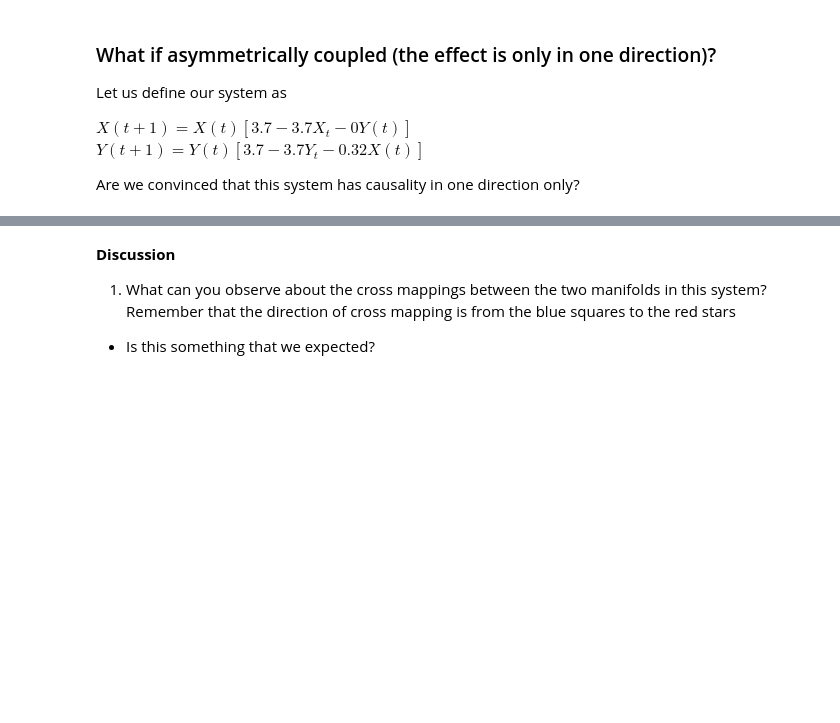
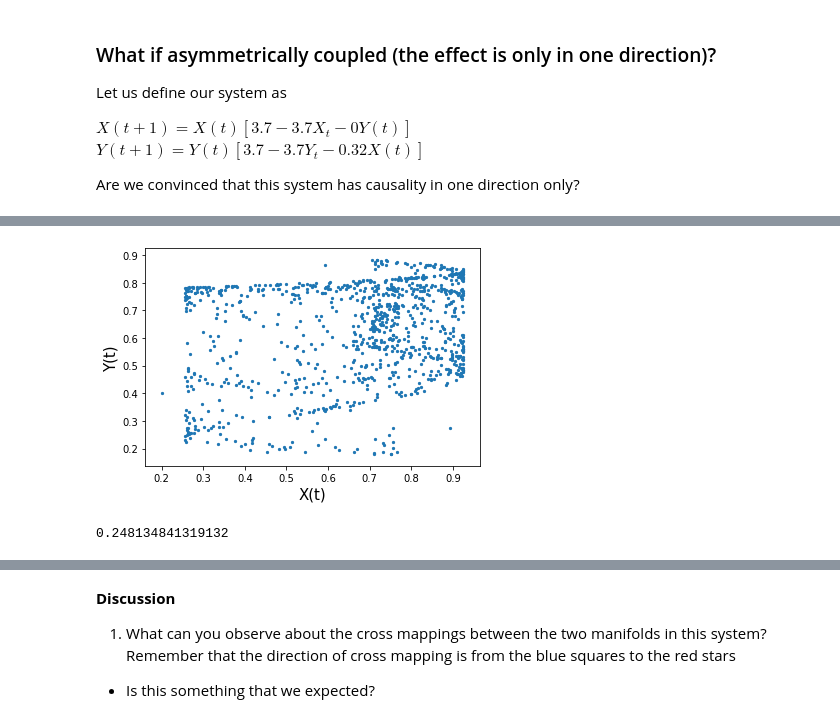
Before and after one commit to PrinceJavier/convergent_cross_mapping_import, a Jupyter notebook: ccm_sugihara.ipynb, the cells around one changed output, grey strips where cells are left out. Cells and saved outputs as stored; diff of their text form; code cells hidden in the pictures; blank space fills up the shorter version.

```diff
--- a/ccm_sugihara.ipynb
+++ b/ccm_sugihara.ipynb
@@ -551,3 +577,15 @@ for i in range(t):
+# %%
+# correlations in the first 1000 time steps
+max_t = 1000
+x, y = X[:max_t], Y[:max_t]
+plt.scatter(x, y, s=5)
+plt.xlabel('X(t)', size=15)
+plt.ylabel('Y(t)', size=15)
+plt.show()
+np.corrcoef(x, y)[0][1]
+# %% [output]
+[figure, added]
+0.248134841319132
 # %%
 # Visualize simple shadow manifolds Mx and My for different tau
 # We visualize Cross-Mapping
```
Also changed, not shown: parts of 18 cells of this notebook.
